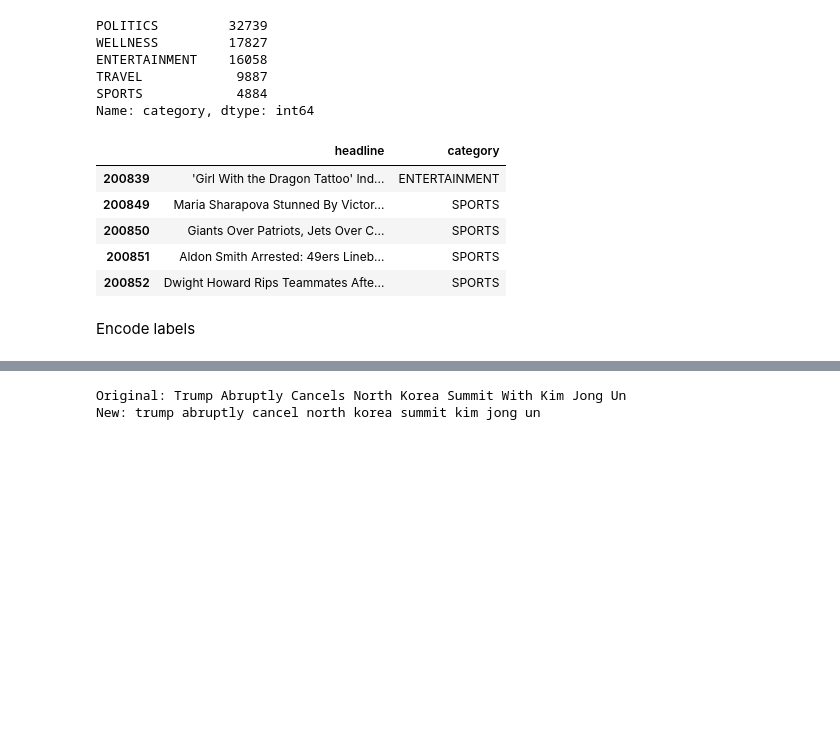
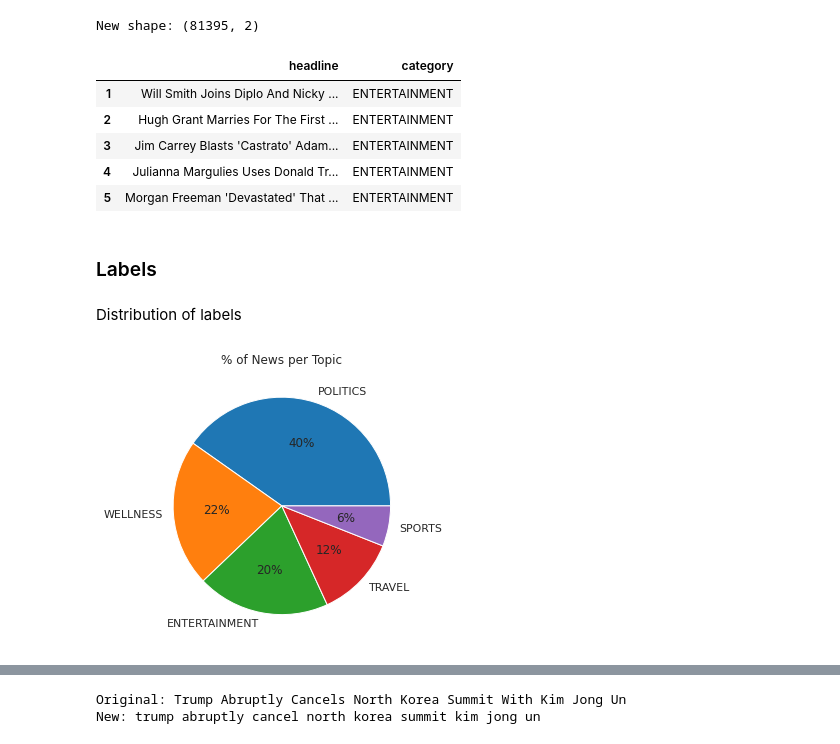
Before and after one commit to Jaimemorillo/profile-based-retrieval, a Jupyter notebook: profile-based-retrieval.ipynb, the cells around one changed output, grey strips where cells are left out. Saved outputs shown, nothing was run; the diff lists cells and outputs as text; code cells hidden in the pictures; blank space fills up the shorter version.

```diff
--- a/profile-based-retrieval.ipynb
+++ b/profile-based-retrieval.ipynb
@@ -33,25 +51,27 @@ tqdm.pandas()
 # %%
 column_selected = 'headline' # choose short_description or headline
 classes = ['POLITICS', 'WELLNESS', 'ENTERTAINMENT', 'TRAVEL', 'SPORTS']
-df = pd.read_json('../input/news-category-dataset/News_Category_Dataset_v2.json', lines=True)
+
 df = df[[column_selected, 'category']]
 df = df[df['category'].isin(classes)]
-df.category.value_counts()
+print('New shape: ' + str(df.shape))
+display(df.head(5))
 # %% [output]
-POLITICS         32739
-WELLNESS         17827
-ENTERTAINMENT    16058
-TRAVEL            9887
-SPORTS            4884
-Name: category, dtype: int64
+New shape: (81395, 2)
+|  | headline | category |
+| 1 | Will Smith Joins Diplo And Nicky ... | ENTERTAINMENT |
+| 2 | Hugh Grant Marries For The First ... | ENTERTAINMENT |
+| 3 | Jim Carrey Blasts 'Castrato' Adam... | ENTERTAINMENT |
+| 4 | Julianna Margulies Uses Donald Tr... | ENTERTAINMENT |
+| 5 | Morgan Freeman 'Devastated' That ... | ENTERTAINMENT |
-# %%
-df.tail(5)
-# %% [output]
-|  | headline | category |
-| 200839 | 'Girl With the Dragon Tattoo' Ind... | ENTERTAINMENT |
-| 200849 | Maria Sharapova Stunned By Victor... | SPORTS |
-| 200850 | Giants Over Patriots, Jets Over C... | SPORTS |
-| 200851 | Aldon Smith Arrested: 49ers Lineb... | SPORTS |
-| 200852 | Dwight Howard Rips Teammates Afte... | SPORTS |
-# %% [markdown]
-Encode labels
+# %% [markdown]
+### Labels
+# %% [markdown]
+Distribution of labels
+# %%
+plot = df.category.value_counts(normalize=True).plot.pie(autopct='%1.0f%%',
+                                                         figsize=(5, 5),
+                                                         title='% of News per Topic',
+                                                         ylabel='')
+# %% [output]
+[figure, added]
```
Also changed, not shown: parts of 78 cells of this notebook.
